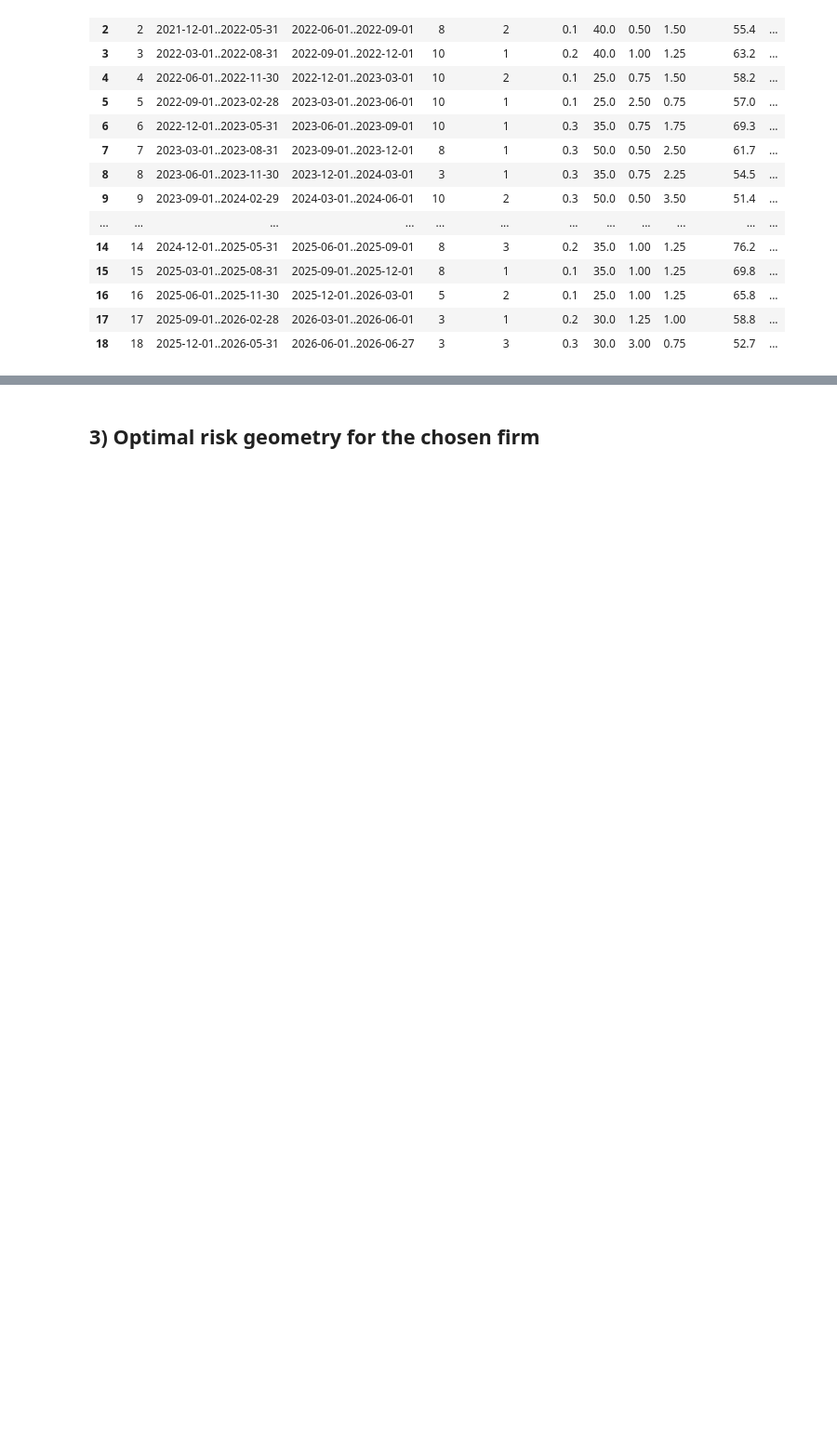
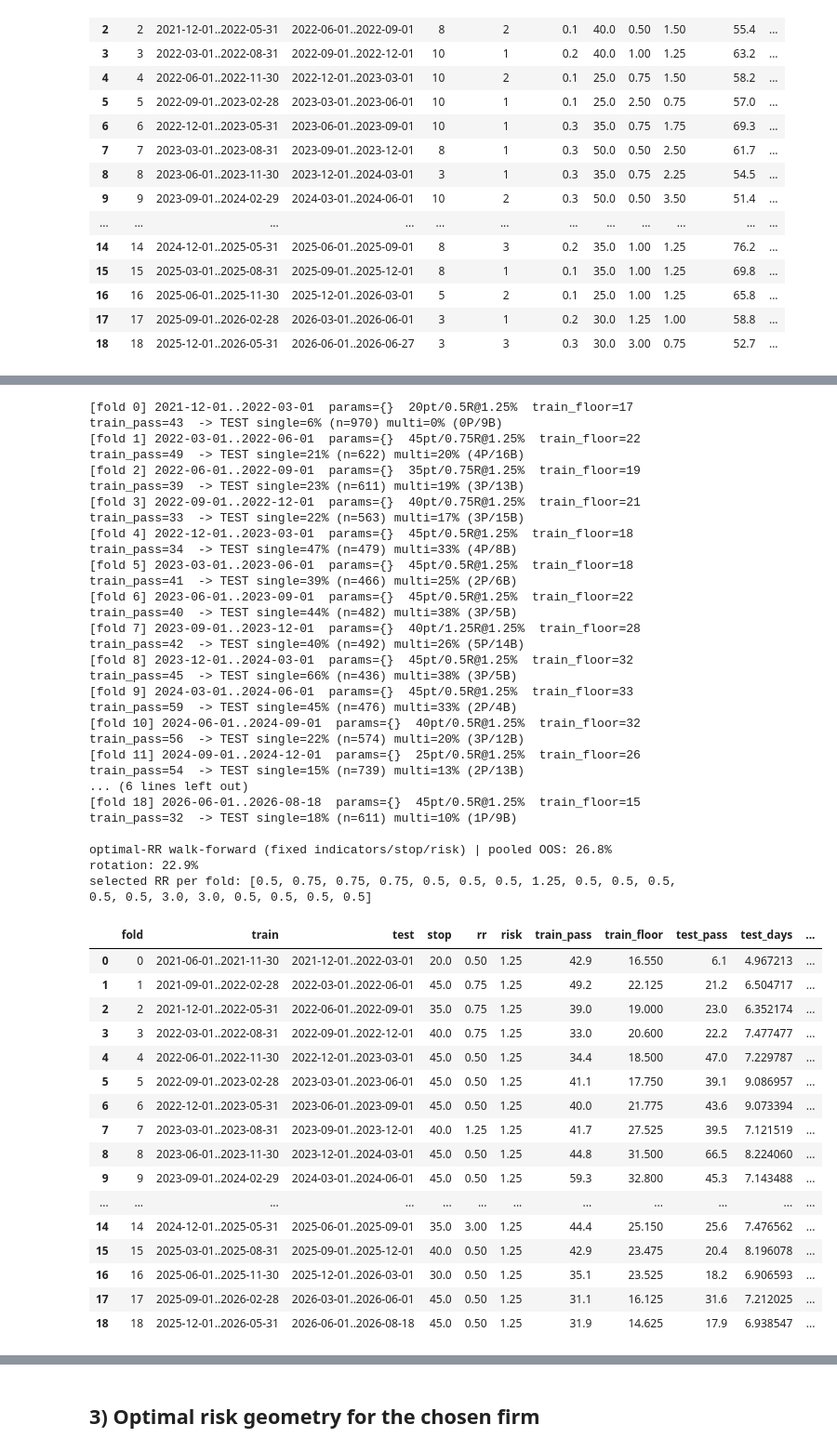
Before and after one commit to 2115hsun/Propfirm-Convex-Payoff-Analysis, a Jupyter notebook: Master Analysis/analysis_notebook_1 (updated 08.09.26).ipynb, the cells around one changed output, grey strips where cells are left out. Shown at 93% size. Drawn from its saved outputs; the diff is of its cells as text; code cells hidden in the pictures; blank space fills up the shorter version.

```diff
--- a/Master Analysis/analysis_notebook_1 (updated 08.09.26).ipynb
+++ b/Master Analysis/analysis_notebook_1 (updated 08.09.26).ipynb
@@ -326,0 +1217,61 @@ selected R:R per fold: [2.5, 2.0, 0.5, 1.0, 1.75, 1.75, 2.5, 0.75, 0.75, 0.5, 2.
+# %%
+FIXED_KS = dict(h=8.0, r=8.0, x_0=5, er_len=8, er_min=0.2, agree=3,
+                allow_long=True, allow_short=True)
+def factory_kslope(**swept):
+    return Timewindow(__import__("strategies.kernel", fromlist=["get_strategy"])
+                      .get_strategy(**{**FIXED_KS, **swept}), start="09:30", end="16:00")
+
+PARAM_GRID_KS = {}                       # indicators fixed — nothing swept on the strategy
+STOP_GRID  = [20, 25, 30, 35, 40, 45]                        # fixed stop
+RISK_PCTS  = [1.25]                      # fixed risk
+RR_GRID    = [0.5, 0.75, 1.0, 1.25, 1.5, 1.75, 2.0, 2.5, 3.0]   # the ONLY swept axis
+
+bars_ks = load_ohlc(DATA_PATH, rth_only=False, timeframe="1min", tz="America/New_York")
+
+wf_rr = walk_forward(
+    FIRM, bars_ks, factory_kslope, PARAM_GRID_KS,
+    stop_grid=STOP_GRID, risk_pcts=RISK_PCTS, rr_grid=RR_GRID,
+    train_months=6, test_months=3, step_months=3, embargo_days=1,
+    max_hold=60, n_paths=1000, max_trades=300,
+    min_trades=120, min_trades_per_day=0.25, max_days_to_pass=MAX_DAYS_TO_PASS,
+    stage_a_top_n=1, selection="floor", multi_n_accounts=5, multi_max_days=25, seed=0)
+
+print(f"\noptimal-RR walk-forward (fixed indicators/stop/risk) | pooled OOS: "
+      f"{wf_rr.pooled_test_pass_pct:.1f}%  rotation: {wf_rr.pooled_multi_pass_rate:.1f}%")
+print("selected RR per fold:", [f.rr for f in wf_rr.folds])
+wf_rr.table()
+# %% [output]
+[fold 0] 2021-12-01..2022-03-01  params={}  20pt/0.5R@1.25%  train_floor=17 train_pass=43  -> TEST single=6% (n=970) multi=0% (0P/9B)
+[fold 1] 2022-03-01..2022-06-01  params={}  45pt/0.75R@1.25%  train_floor=22 train_pass=49  -> TEST single=21% (n=622) multi=20% (4P/16B)
+[fold 2] 2022-06-01..2022-09-01  params={}  35pt/0.75R@1.25%  train_floor=19 train_pass=39  -> TEST single=23% (n=611) multi=19% (3P/13B)
+[fold 3] 2022-09-01..2022-12-01  params={}  40pt/0.75R@1.25%  train_floor=21 train_pass=33  -> TEST single=22% (n=563) multi=17% (3P/15B)
+[fold 4] 2022-12-01..2023-03-01  params={}  45pt/0.5R@1.25%  train_floor=18 train_pass=34  -> TEST single=47% (n=479) multi=33% (4P/8B)
+[fold 5] 2023-03-01..2023-06-01  params={}  45pt/0.5R@1.25%  train_floor=18 train_pass=41  -> TEST single=39% (n=466) multi=25% (2P/6B)
+[fold 6] 2023-06-01..2023-09-01  params={}  45pt/0.5R@1.25%  train_floor=22 train_pass=40  -> TEST single=44% (n=482) multi=38% (3P/5B)
+[fold 7] 2023-09-01..2023-12-01  params={}  40pt/1.25R@1.25%  train_floor=28 train_pass=42  -> TEST single=40% (n=492) multi=26% (5P/14B)
+[fold 8] 2023-12-01..2024-03-01  params={}  45pt/0.5R@1.25%  train_floor=32 train_pass=45  -> TEST single=66% (n=436) multi=38% (3P/5B)
+[fold 9] 2024-03-01..2024-06-01  params={}  45pt/0.5R@1.25%  train_floor=33 train_pass=59  -> TEST single=45% (n=476) multi=33% (2P/4B)
+[fold 10] 2024-06-01..2024-09-01  params={}  40pt/0.5R@1.25%  train_floor=32 train_pass=56  -> TEST single=22% (n=574) multi=20% (3P/12B)
+[fold 11] 2024-09-01..2024-12-01  params={}  25pt/0.5R@1.25%  train_floor=26 train_pass=54  -> TEST single=15% (n=739) multi=13% (2P/13B)
+... (6 lines left out)
+[fold 18] 2026-06-01..2026-08-18  params={}  45pt/0.5R@1.25%  train_floor=15 train_pass=32  -> TEST single=18% (n=611) multi=10% (1P/9B)
+
+optimal-RR walk-forward (fixed indicators/stop/risk) | pooled OOS: 26.8%  rotation: 22.9%
+selected RR per fold: [0.5, 0.75, 0.75, 0.75, 0.5, 0.5, 0.5, 1.25, 0.5, 0.5, 0.5, 0.5, 0.5, 3.0, 3.0, 0.5, 0.5, 0.5, 0.5]
+|  | fold | train | test | stop | rr | risk | train_pass | train_floor | test_pass | test_days | ... |
+| 0 | 0 | 2021-06-01..2021-11-30 | 2021-12-01..2022-03-01 | 20.0 | 0.50 | 1.25 | 42.9 | 16.550 | 6.1 | 4.967213 | ... |
+| 1 | 1 | 2021-09-01..2022-02-28 | 2022-03-01..2022-06-01 | 45.0 | 0.75 | 1.25 | 49.2 | 22.125 | 21.2 | 6.504717 | ... |
+| 2 | 2 | 2021-12-01..2022-05-31 | 2022-06-01..2022-09-01 | 35.0 | 0.75 | 1.25 | 39.0 | 19.000 | 23.0 | 6.352174 | ... |
+| 3 | 3 | 2022-03-01..2022-08-31 | 2022-09-01..2022-12-01 | 40.0 | 0.75 | 1.25 | 33.0 | 20.600 | 22.2 | 7.477477 | ... |
+| 4 | 4 | 2022-06-01..2022-11-30 | 2022-12-01..2023-03-01 | 45.0 | 0.50 | 1.25 | 34.4 | 18.500 | 47.0 | 7.229787 | ... |
+| 5 | 5 | 2022-09-01..2023-02-28 | 2023-03-01..2023-06-01 | 45.0 | 0.50 | 1.25 | 41.1 | 17.750 | 39.1 | 9.086957 | ... |
+| 6 | 6 | 2022-12-01..2023-05-31 | 2023-06-01..2023-09-01 | 45.0 | 0.50 | 1.25 | 40.0 | 21.775 | 43.6 | 9.073394 | ... |
+| 7 | 7 | 2023-03-01..2023-08-31 | 2023-09-01..2023-12-01 | 40.0 | 1.25 | 1.25 | 41.7 | 27.525 | 39.5 | 7.121519 | ... |
+| 8 | 8 | 2023-06-01..2023-11-30 | 2023-12-01..2024-03-01 | 45.0 | 0.50 | 1.25 | 44.8 | 31.500 | 66.5 | 8.224060 | ... |
+| 9 | 9 | 2023-09-01..2024-02-29 | 2024-03-01..2024-06-01 | 45.0 | 0.50 | 1.25 | 59.3 | 32.800 | 45.3 | 7.143488 | ... |
+| ... | ... | ... | ... | ... | ... | ... | ... | ... | ... | ... | ... |
+| 14 | 14 | 2024-12-01..2025-05-31 | 2025-06-01..2025-09-01 | 35.0 | 3.00 | 1.25 | 44.4 | 25.150 | 25.6 | 7.476562 | ... |
+| 15 | 15 | 2025-03-01..2025-08-31 | 2025-09-01..2025-12-01 | 40.0 | 0.50 | 1.25 | 42.9 | 23.475 | 20.4 | 8.196078 | ... |
+| 16 | 16 | 2025-06-01..2025-11-30 | 2025-12-01..2026-03-01 | 30.0 | 0.50 | 1.25 | 35.1 | 23.525 | 18.2 | 6.906593 | ... |
+| 17 | 17 | 2025-09-01..2026-02-28 | 2026-03-01..2026-06-01 | 45.0 | 0.50 | 1.25 | 31.1 | 16.125 | 31.6 | 7.212025 | ... |
+| 18 | 18 | 2025-12-01..2026-05-31 | 2026-06-01..2026-08-18 | 45.0 | 0.50 | 1.25 | 31.9 | 14.625 | 17.9 | 6.938547 | ... |
```
Also changed, not shown: parts of 53 cells of this notebook, 7 other files.
